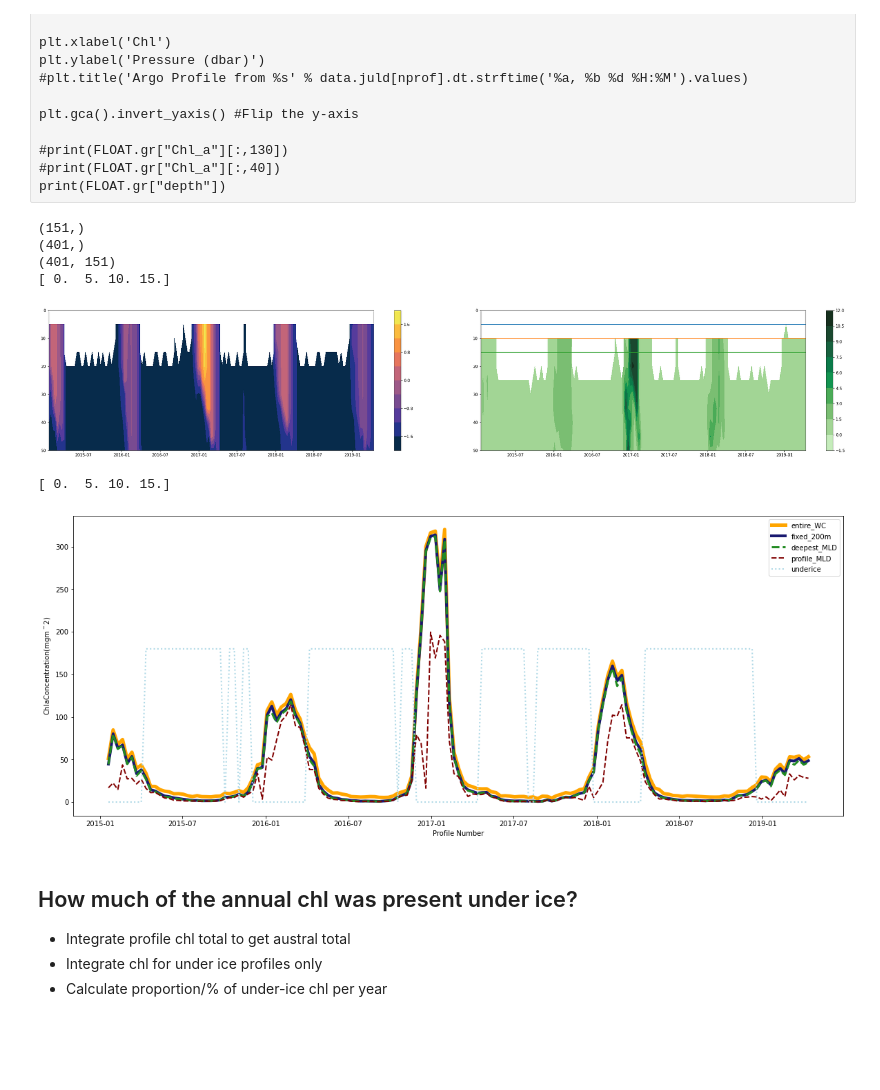
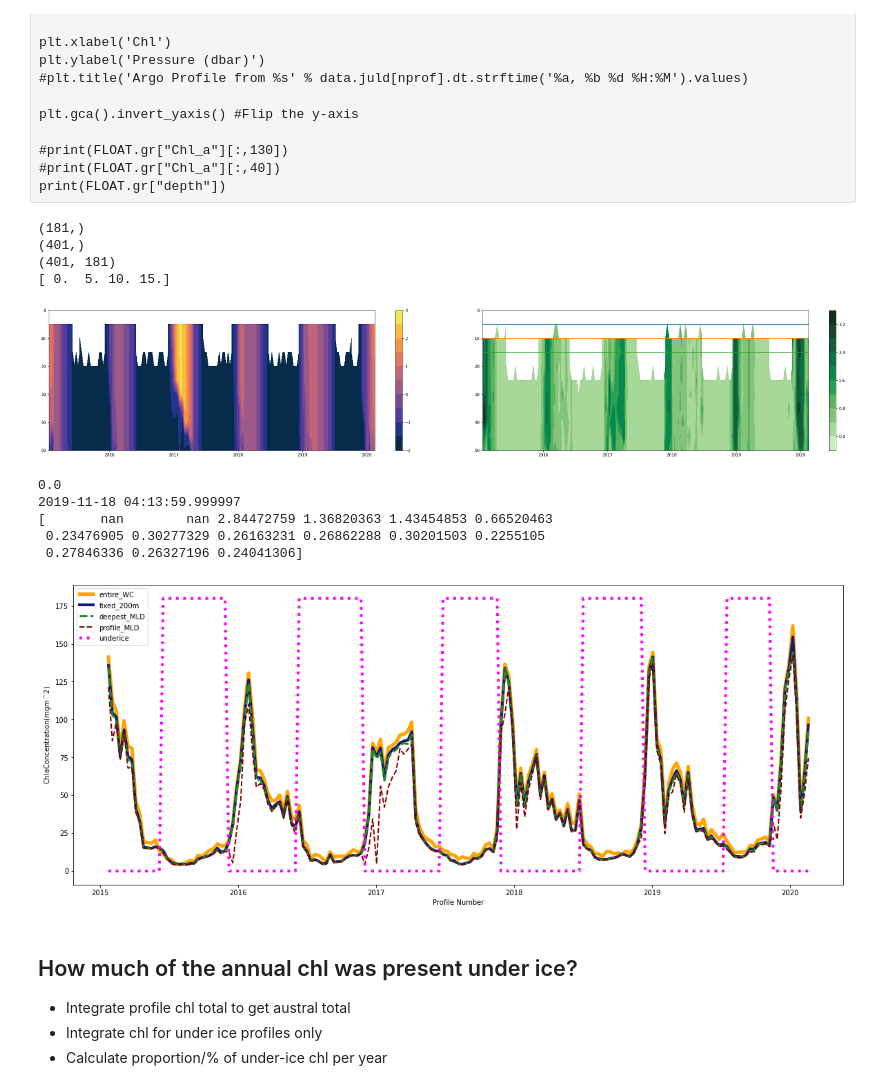
Before and after one commit to ClaraCDouglas/net_community_production, a Jupyter notebook: notebooks/FromBieito/UnderIceAnalysis.ipynb, the cells around one changed output. Drawn from its saved outputs; the diff is of its cells as text; code cells hidden in the pictures; blank space fills up the shorter version.

Commit message:
Chl calcs for all floats now - UIA has single and all floats, _Function is just for all floats, no figs

```diff
--- a/notebooks/FromBieito/UnderIceAnalysis.ipynb
+++ b/notebooks/FromBieito/UnderIceAnalysis.ipynb
@@ -27,7 +27,7 @@ For a single float
 # %%
 file_folder = "../../data/raw/WGfloats/" # specify directory relative to location of notebook #SOCCOM_HiResQC_LIAR_21Dec2021_netcdf
                 # WGfloats
-float_number = "5904472" #7900918 #9094/5904471 #5904397
+float_number = "5904397" #7900918 #9094/5904471 #5904397
 
 files = sorted(glob.glob(file_folder+"/*"+float_number+"*.nc"))
 print(files)
@@ -174,9 +189,10 @@ for i in range(nz): #nz = length H2 (mld array) = number of profiles
     if np.isnan(H2[i]):
         dint_chla[i] = np.nan # in float used to write code, there were some nan for MLD because of no salinity values recorded
     else:
-        jh = np.where( FLOAT.gr["depth"]>= H2[i])[0][0] # gets the depth index for the maxmum mixed layer
+        #jh = np.where( FLOAT.gr["depth"]>= H2[i])[0][0] # gets the depth index for the maxmum mixed layer
         #print(jh)
-        lowerlim=H2[jh]
+        lowerlim=H2[i]
+        #print(lowerlim)
         data=chl_T[i,:]
         #print(len(data))
         #print(lowerlim)
@@ -329,41 +327,55 @@ cb = fig.colorbar(cfTT)
 
 print(FLOAT.gr["depth"][0:4])
 # %% [output]
-(151,)
+(181,)
 (401,)
-(401, 151)
+(401, 181)
 [ 0.  5. 10. 15.]
-[figure, old version]
+[figure, new version]
 # %%
 yesno4=np.full(nz, np.nan)
+yesnotemp=np.full(nz, np.nan)
 for i in range(nz):
     test=np.isnan(FLOAT.gr["Chl_a"][0,i]) & np.isnan(FLOAT.gr["Chl_a"][1,i]) & np.isnan(FLOAT.gr["Chl_a"][2,i]) #& np.isnan(FLOAT.gr["Chl_a"][3,i]) #& np.isnan(FLOAT.gr["Chl_a"][4,i]) #& np.isnan(FLOAT.gr["Chl_a"][5,i])
-    temp_thres=FLOAT.gr["Temperature"][0:4,i]<(-1.78)
+    #temp_thres=np.nanmedian(FLOAT.gr["Temperature"][4:11,i])<(-1.78)
     #print(test)
     #print(temp_thres)
     if test:
         yesno4[i]=180
     else:
         yesno4[i]=0
-print(FLOAT.gr["depth"][0:4])
+    #if test&temp_thres:
+    #    yesnotemp[i]=180
+    #else:
+    #    yesnotemp[i]=0
+#print(FLOAT.gr["depth"][4:11])
+
+#print(yesnotemp[-10])
+#print(FLOAT.gr["date_dt"][-10])
+#print(FLOAT.gr["Chl_a"][0:15,-10])
 # %% [output]
-[ 0.  5. 10. 15.]
+0.0
+2019-11-18 04:13:59.999997
+[       nan        nan 2.84472759 1.36820363 1.43454853 0.66520463
+ 0.23476905 0.30277329 0.26163231 0.26862288 0.30201503 0.2255105
+ 0.27846336 0.26327196 0.24041306]
 # %%
 fig, ax = plt.subplots(figsize = (20, 8))
 #chl_intr200, chl_intr_dMLD, dint_chla
 entire_WC,=plt.plot(FLOAT.gr["date_dt"],chl_intrWC, c='orange',ls='-',lw=5)
 fixed_200m,=plt.plot(FLOAT.gr["date_dt"],chl_intr200, c='midnightblue',ls='-',lw=4)
 deepest_MLD,=plt.plot(FLOAT.gr["date_dt"],chl_intr_dMLD, c='forestgreen',ls='--',lw=3)
 profile_MLD,=plt.plot(FLOAT.gr["date_dt"],dint_chla, c='maroon',ls='--',lw=2)
-underice4,=plt.plot(FLOAT.gr["date_dt"],yesno4,c='lightblue',ls=':',lw=2)
+underice4,=plt.plot(FLOAT.gr["date_dt"],yesno4,c='lightblue',ls=':',lw=4)
+underice4,=plt.plot(FLOAT.gr["date_dt"],yesnotemp,c='magenta',ls=':',lw=4)
 ax.legend([entire_WC,fixed_200m, deepest_MLD,profile_MLD,underice4], ['entire_WC','fixed_200m', 'deepest_MLD', 'profile_MLD','underice'])
 #plt.gca().invert_yaxis()
 plt.ylabel(r'$\mathregular {Chl a Concentration (mg {m^-2})}$')
 plt.xlabel('Profile Number')
 #plt.title('Nitrate profile #1 from {0}'.format(timestamps[0]));
 plt.show()
 # %% [output]
-[figure, old version]
+[figure, new version]
 # %% [markdown]
 ## How much of the annual chl was present under ice?
 * Integrate profile chl total to get austral total
```
Also changed, not shown: parts of 34 cells of this notebook, 2 other files.
